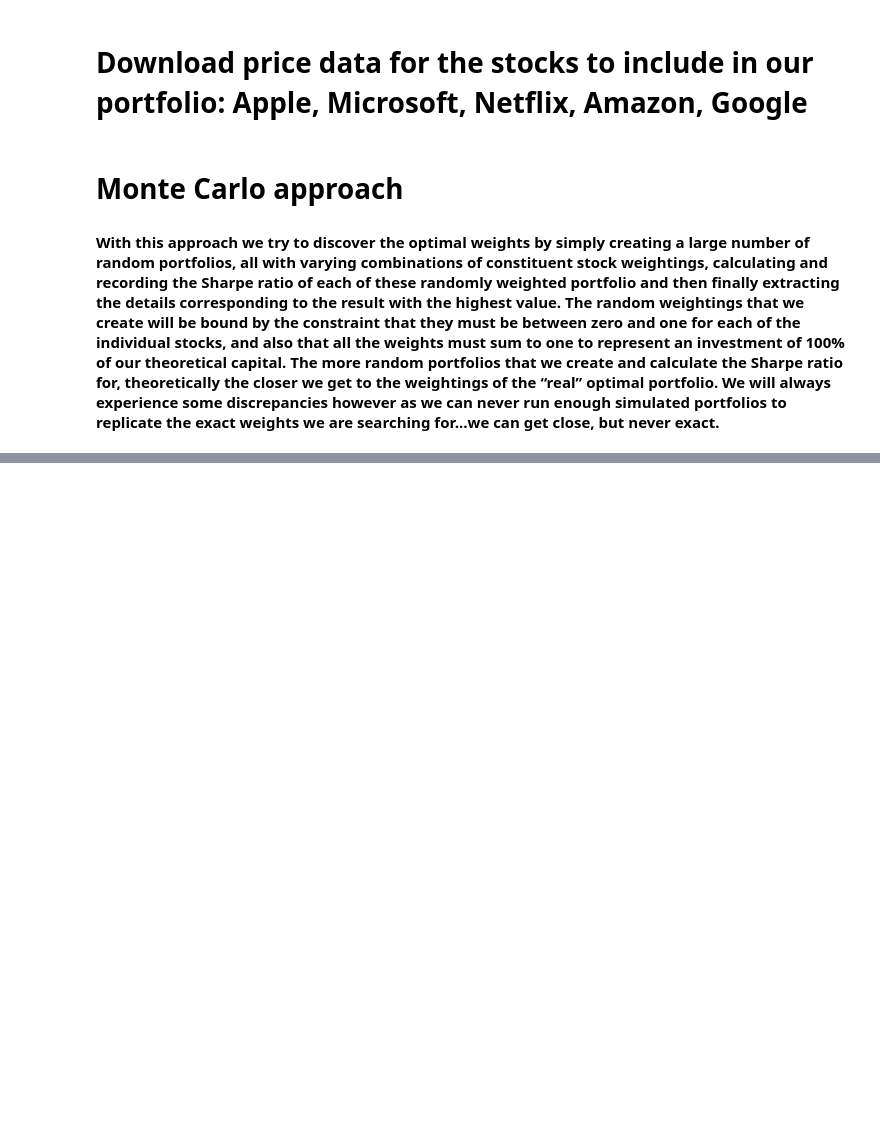
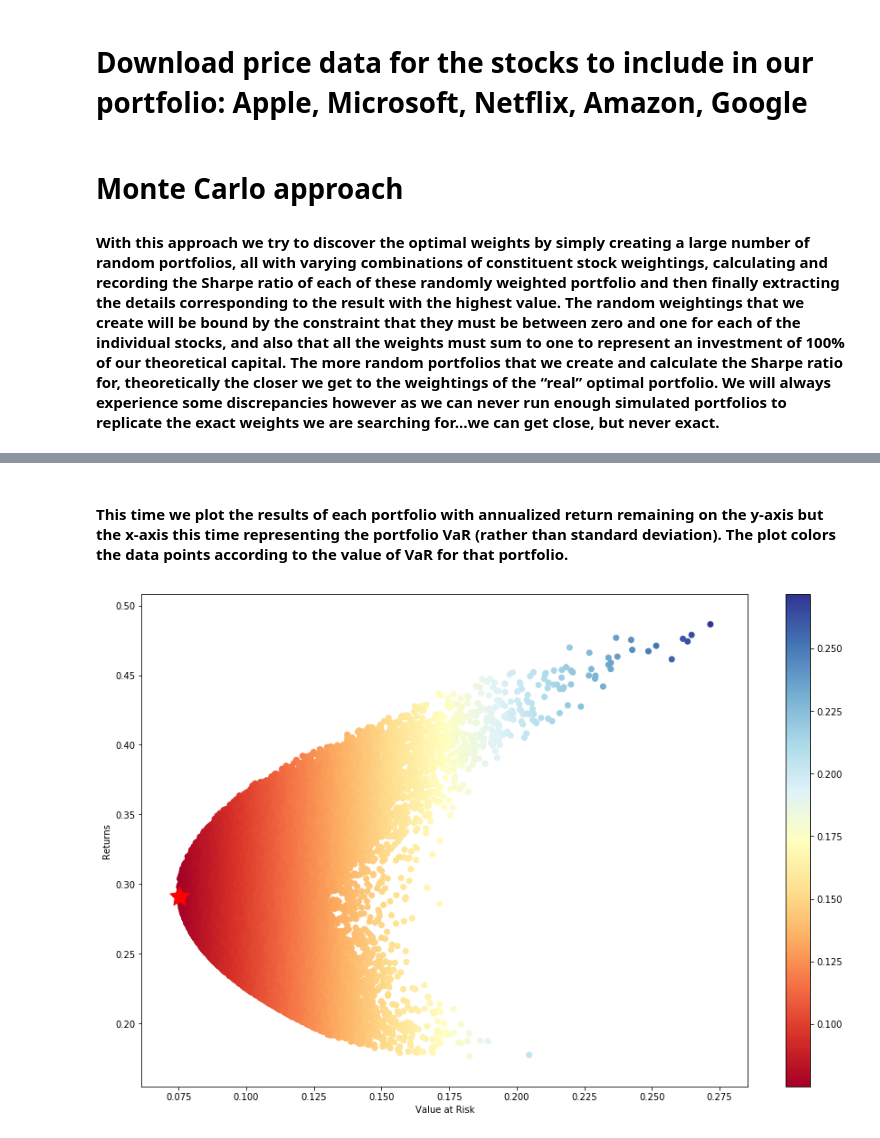
Before and after one commit to thisisyomans/InvestmentPortfolioOptimization, a Jupyter notebook: InvestmentPortfolioOptimization.ipynb, the cells around one changed output, grey strips where cells are left out. Drawn from its saved outputs; the diff is of its cells as text; code cells hidden in the pictures; blank space fills up the shorter version.

```diff
--- a/InvestmentPortfolioOptimization.ipynb
+++ b/InvestmentPortfolioOptimization.ipynb
@@ -86,0 +181,22 @@ plt.show()
+# %%
+def calc_portfolio_perf_VaR(weights, mean_returns, cov, alpha, days):
+    portfolio_return = np.sum(weights * mean_returns) * days
+    portfolio_std = np.sqrt(np.dot(weights.T, np.dot(cov, weights))) * np.sqrt(days)
+    portfolio_var = abs(portfolio_return - (portfolio_std * stats.norm.ppf(1 - alpha)))
+    return portfolio_return, portfolio_std, portfolio_var
+
+def simulate_random_portfolios_VaR(num_portfolios, mean_returns, cov, alpha, days):
+    results_matrix = np.zeros((len(mean_returns) + 3, num_portfolios))
+    for i in range(num_portfolios):
+        weights = np.random.random(len(mean_returns))
+        weights /= np.sum(weights)
+        portfolio_return, portfolio_std, portfolio_VaR = calc_portfolio_perf_VaR(weights, mean_returns, cov, alpha, days)
+        results_matrix[0, i] = portfolio_return
+        results_matrix[1, i] = portfolio_std
+        results_matrix[2, i] = portfolio_VaR
+        #iterate through the weight vector and add data to results array
+        for j in range(len(weights)):
+            results_matrix[j + 3, i] = weights[j]
+
+    results_df = pd.DataFrame(results_matrix.T, columns=['ret', 'stdev', 'VaR'] + [ticker for ticker in tickers])
+    return results_df
@@ -86,0 +209,26 @@ plt.show()
+# %%
+mean_returns = df.pct_change().mean()
+cov = df.pct_change().cov()
+num_portfolios = 100000
+rf = 0.0
+days = 252
+alpha = 0.05
+
+results_frame = simulate_random_portfolios_VaR(num_portfolios, mean_returns, cov, alpha, days)
+# %% [markdown]
+#### This time we plot the results of each portfolio with annualized return remaining on the y-axis but the x-axis this time representing the portfolio VaR (rather than standard deviation). The plot colors the data points according to the value of VaR for that portfolio.
+# %%
+#locate position of portfolio with minimum VaR
+min_VaR_portfolio = results_frame.iloc[results_frame['VaR'].idxmin()]
+#create scatter plot colored by VaR
+plt.subplots(figsize = (15, 10))
+plt.scatter(results_frame.VaR, results_frame.ret, c = results_frame.VaR, cmap = 'RdYlBu')
+plt.xlabel('Value at Risk')
+plt.ylabel('Returns')
+plt.colorbar()
+
+#plot red star to highlight position of minimum VaR portfolio
+plt.scatter(min_VaR_portfolio[2], min_VaR_portfolio[0], marker = (5, 1, 0), color = 'r', s = 500)
+plt.show()
+# %% [output]
+[figure, added]
```
Also changed, not shown: parts of 28 cells of this notebook.
